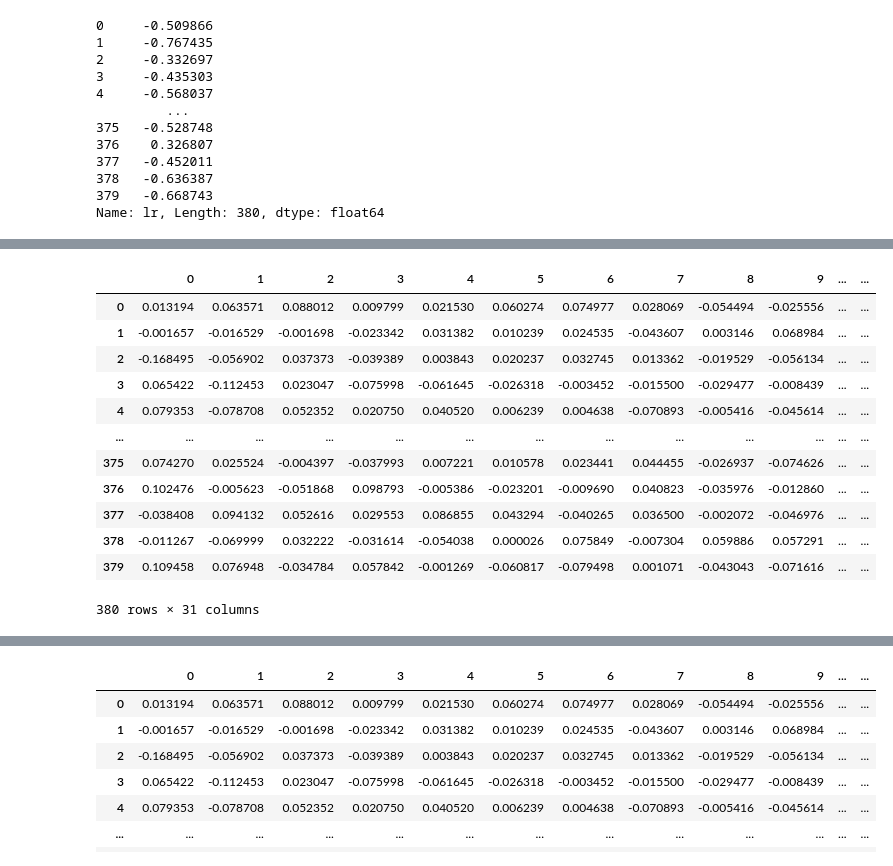
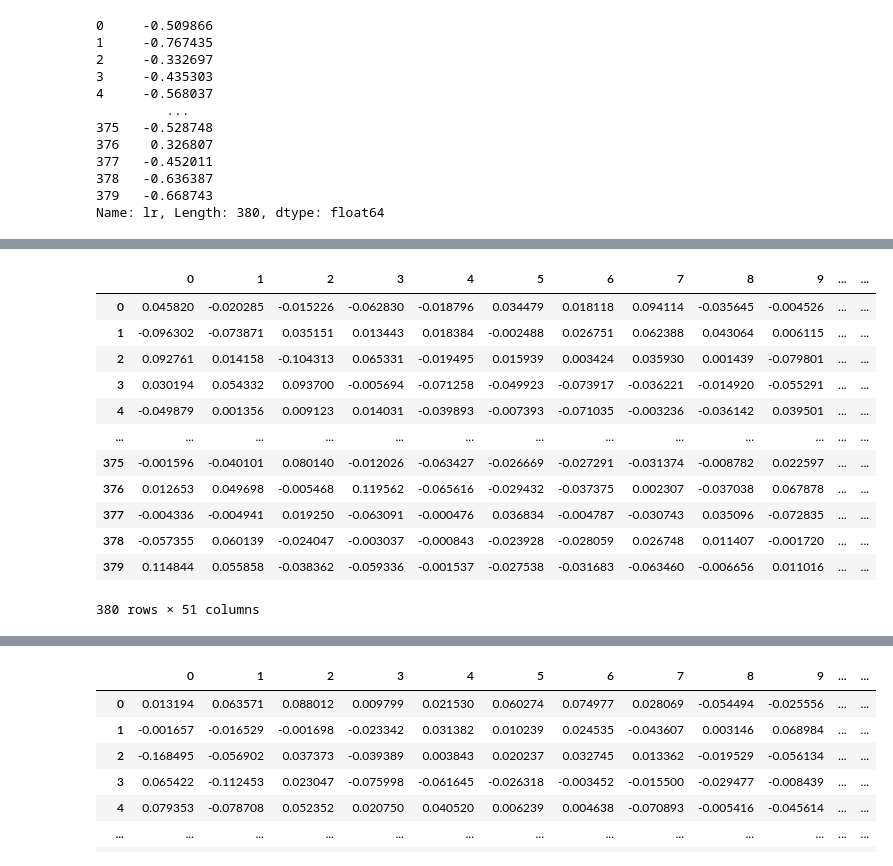
Before and after one commit to Rishant96/Big-Data-Final-Project, a Jupyter notebook: Big Data - Auto Insurance.ipynb, the cells around one changed output, grey strips where cells are left out. Saved outputs shown, nothing was run; the diff lists cells and outputs as text; code cells hidden in the pictures.

```diff
--- a/Big Data - Auto Insurance.ipynb
+++ b/Big Data - Auto Insurance.ipynb
@@ -118,5 +152,0 @@ See the caveats in the documentation: http://pandas.pydata.org/pandas-docs/stabl
-# %%
-df_clean['loss'] = target
-premiums = preprocess_data(df, dropped_columns=['PolicyNo'], clean=True, remove_outliers=False,
-                           feature_transform=False, feature_selection=False)
-df_clean['premium'] = premiums['Annual_Premium']
@@ -130,9 +221,10 @@ See the caveats in the documentation: http://pandas.pydata.org/pandas-docs/stabl
 import random
 
 def make_portfolios(df):
+    df = df.fillna(0)
     with_claims = []
     no_claims = []
-    for i, r in enumerate(df['loss']):
+    for i, r in enumerate(df['Loss']):
         if r > 0.0:
             with_claims.append(i)
         else:
@@ -162,3 +254,6 @@ def make_portfolios(df):
     return portfolios
 # %%
 portfolios = make_portfolios(df_clean)
+# %%
+for i, p in enumerate(portfolios):
+    p.to_csv('training_portfolios_op/portfolio_train_mean_' + str(i+1) + '.csv', index=False)
@@ -165,10 +280,21 @@ portfolios = make_portfolios(df_clean)
 # %%
 def mean_summarizer(df_t):
-    values = df_t.mean()
+    sum = [0] * len(list(df_t.columns))
+    for i, c in enumerate(df_t.columns):
+        for j in range(len(df_t)):
+            sum[i] += df_t[j:j+1][c].values[0]
+    print('sum:', sum)
+    values = [s / len(df_t) for s in sum]
+    print('values:', values)
     n_df = pd.DataFrame([], columns=df_t.columns)
     return n_df.append(values, ignore_index=True)
 
-def summarize_portfolios(portfolios, summarizer=mean_summarizer, convert_to_lr=False):
+def median_summarizer(df_t):
+    values = df_t.median()
+    n_df = pd.DataFrame([], columns=df_t.columns)
+    return n_df.append(values, ignore_index=True)
+
+def summarize_portfolios(portfolios, summarizer=median_summarizer, convert_to_lr=False):
     summarized_portfolios = []
     flag = True
     for p in portfolios:
@@ -262,17 +418,17 @@ training_set = training_set.drop('loss', axis=1)
 # %%
-training_set
+training_set.fillna(0)
 # %% [output]
 |  | 0 | 1 | 2 | 3 | 4 | 5 | 6 | 7 | 8 | 9 | ... | ... |
-| 0 | 0.013194 | 0.063571 | 0.088012 | 0.009799 | 0.021530 | 0.060274 | 0.074977 | 0.028069 | -0.054494 | -0.025556 | ... | ... |
-| 1 | -0.001657 | -0.016529 | -0.001698 | -0.023342 | 0.031382 | 0.010239 | 0.024535 | -0.043607 | 0.003146 | 0.068984 | ... | ... |
-| 2 | -0.168495 | -0.056902 | 0.037373 | -0.039389 | 0.003843 | 0.020237 | 0.032745 | 0.013362 | -0.019529 | -0.056134 | ... | ... |
-| 3 | 0.065422 | -0.112453 | 0.023047 | -0.075998 | -0.061645 | -0.026318 | -0.003452 | -0.015500 | -0.029477 | -0.008439 | ... | ... |
-| 4 | 0.079353 | -0.078708 | 0.052352 | 0.020750 | 0.040520 | 0.006239 | 0.004638 | -0.070893 | -0.005416 | -0.045614 | ... | ... |
+| 0 | 0.045820 | -0.020285 | -0.015226 | -0.062830 | -0.018796 | 0.034479 | 0.018118 | 0.094114 | -0.035645 | -0.004526 | ... | ... |
+| 1 | -0.096302 | -0.073871 | 0.035151 | 0.013443 | 0.018384 | -0.002488 | 0.026751 | 0.062388 | 0.043064 | 0.006115 | ... | ... |
+| 2 | 0.092761 | 0.014158 | -0.104313 | 0.065331 | -0.019495 | 0.015939 | 0.003424 | 0.035930 | 0.001439 | -0.079801 | ... | ... |
+| 3 | 0.030194 | 0.054332 | 0.093700 | -0.005694 | -0.071258 | -0.049923 | -0.073917 | -0.036221 | -0.014920 | -0.055291 | ... | ... |
+| 4 | -0.049879 | 0.001356 | 0.009123 | 0.014031 | -0.039893 | -0.007393 | -0.071035 | -0.003236 | -0.036142 | 0.039501 | ... | ... |
 | ... | ... | ... | ... | ... | ... | ... | ... | ... | ... | ... | ... | ... |
-| 375 | 0.074270 | 0.025524 | -0.004397 | -0.037993 | 0.007221 | 0.010578 | 0.023441 | 0.044455 | -0.026937 | -0.074626 | ... | ... |
-| 376 | 0.102476 | -0.005623 | -0.051868 | 0.098793 | -0.005386 | -0.023201 | -0.009690 | 0.040823 | -0.035976 | -0.012860 | ... | ... |
-| 377 | -0.038408 | 0.094132 | 0.052616 | 0.029553 | 0.086855 | 0.043294 | -0.040265 | 0.036500 | -0.002072 | -0.046976 | ... | ... |
-| 378 | -0.011267 | -0.069999 | 0.032222 | -0.031614 | -0.054038 | 0.000026 | 0.075849 | -0.007304 | 0.059886 | 0.057291 | ... | ... |
-| 379 | 0.109458 | 0.076948 | -0.034784 | 0.057842 | -0.001269 | -0.060817 | -0.079498 | 0.001071 | -0.043043 | -0.071616 | ... | ... |
+| 375 | -0.001596 | -0.040101 | 0.080140 | -0.012026 | -0.063427 | -0.026669 | -0.027291 | -0.031374 | -0.008782 | 0.022597 | ... | ... |
+| 376 | 0.012653 | 0.049698 | -0.005468 | 0.119562 | -0.065616 | -0.029432 | -0.037375 | 0.002307 | -0.037038 | 0.067878 | ... | ... |
+| 377 | -0.004336 | -0.004941 | 0.019250 | -0.063091 | -0.000476 | 0.036834 | -0.004787 | -0.030743 | 0.035096 | -0.072835 | ... | ... |
+| 378 | -0.057355 | 0.060139 | -0.024047 | -0.003037 | -0.000843 | -0.023928 | -0.028059 | 0.026748 | 0.011407 | -0.001720 | ... | ... |
+| 379 | 0.114844 | 0.055858 | -0.038362 | -0.059336 | -0.001537 | -0.027538 | -0.031683 | -0.063460 | -0.006656 | 0.011016 | ... | ... |
-380 rows × 31 columns
+380 rows × 51 columns
 # %%
```
Also changed, not shown: parts of 28 cells of this notebook, 4 other files.
